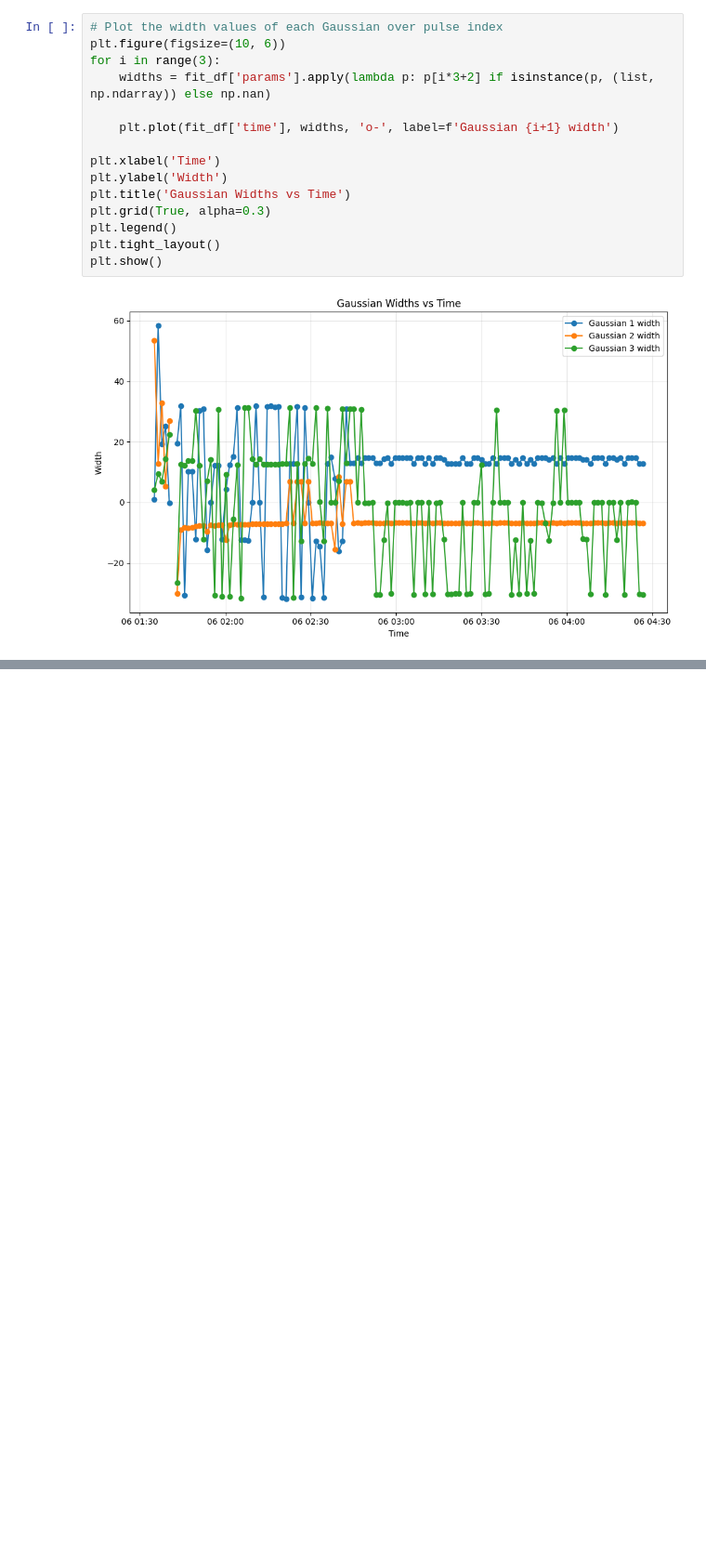
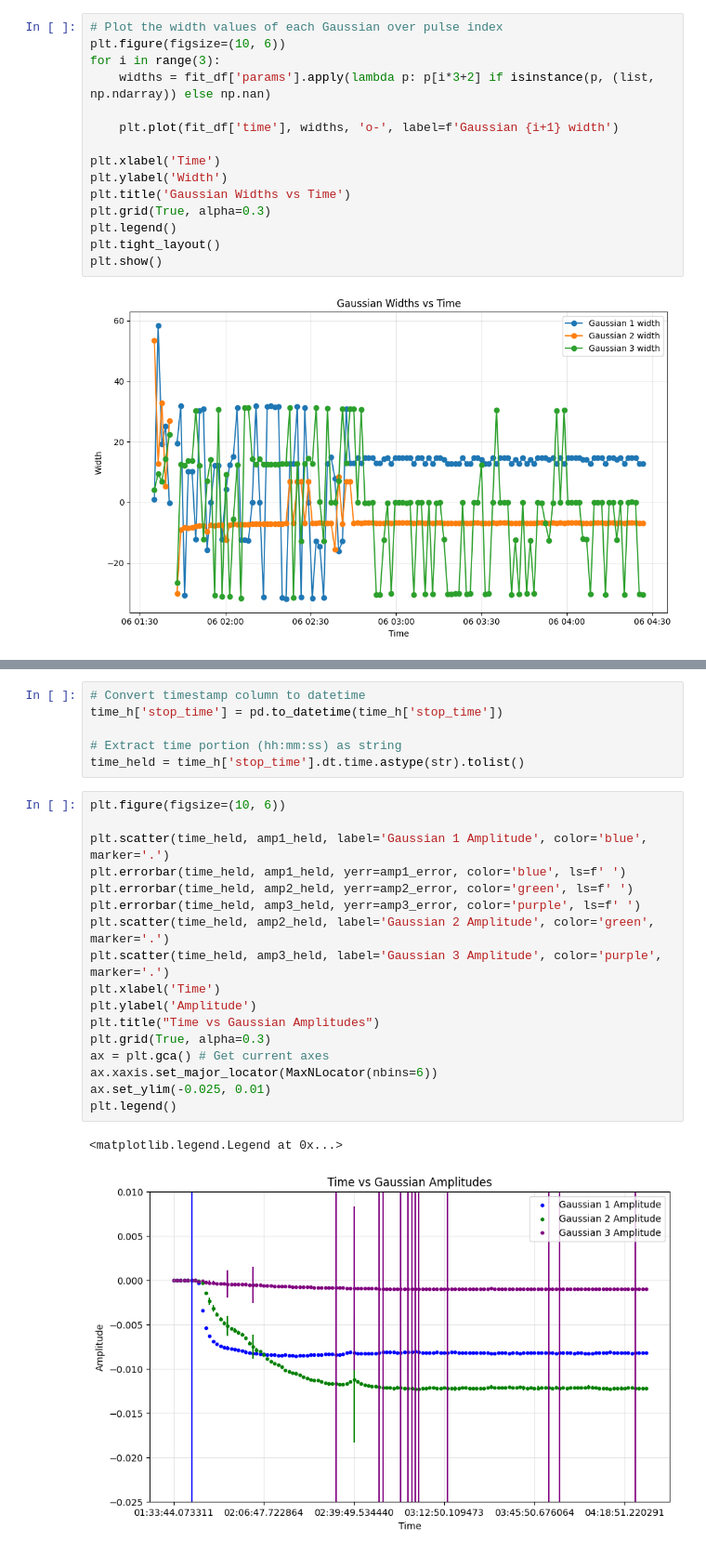
Before and after one commit to evan-toon/DNP, a Jupyter notebook: Proton_Spin_Up.ipynb, the cells around one changed output, grey strips where cells are left out. Shown: that part at 93% size. Saved outputs shown, nothing was run; the diff lists cells and outputs as text; blank space fills up the shorter version.

```diff
--- a/Proton_Spin_Up.ipynb
+++ b/Proton_Spin_Up.ipynb
@@ -256,0 +299,26 @@ plt.show()
+# %%
+# Convert timestamp column to datetime
+time_h['stop_time'] = pd.to_datetime(time_h['stop_time'])
+
+# Extract time portion (hh:mm:ss) as string
+time_held = time_h['stop_time'].dt.time.astype(str).tolist()
+# %%
+plt.figure(figsize=(10, 6))
+
+plt.scatter(time_held, amp1_held, label='Gaussian 1 Amplitude', color='blue', marker='.')
+plt.errorbar(time_held, amp1_held, yerr=amp1_error, color='blue', ls=f' ')
+plt.errorbar(time_held, amp2_held, yerr=amp2_error, color='green', ls=f' ')
+plt.errorbar(time_held, amp3_held, yerr=amp3_error, color='purple', ls=f' ')
+plt.scatter(time_held, amp2_held, label='Gaussian 2 Amplitude', color='green', marker='.')
+plt.scatter(time_held, amp3_held, label='Gaussian 3 Amplitude', color='purple', marker='.')
+plt.xlabel('Time')
+plt.ylabel('Amplitude')
+plt.title("Time vs Gaussian Amplitudes")
+plt.grid(True, alpha=0.3)
+ax = plt.gca() # Get current axes
+ax.xaxis.set_major_locator(MaxNLocator(nbins=6))
+ax.set_ylim(-0.025, 0.01)
+plt.legend()
+# %% [output]
+<matplotlib.legend.Legend at 0x...>
+[figure, added]
```
Also changed, not shown: parts of 21 cells of this notebook, 1 other file.
